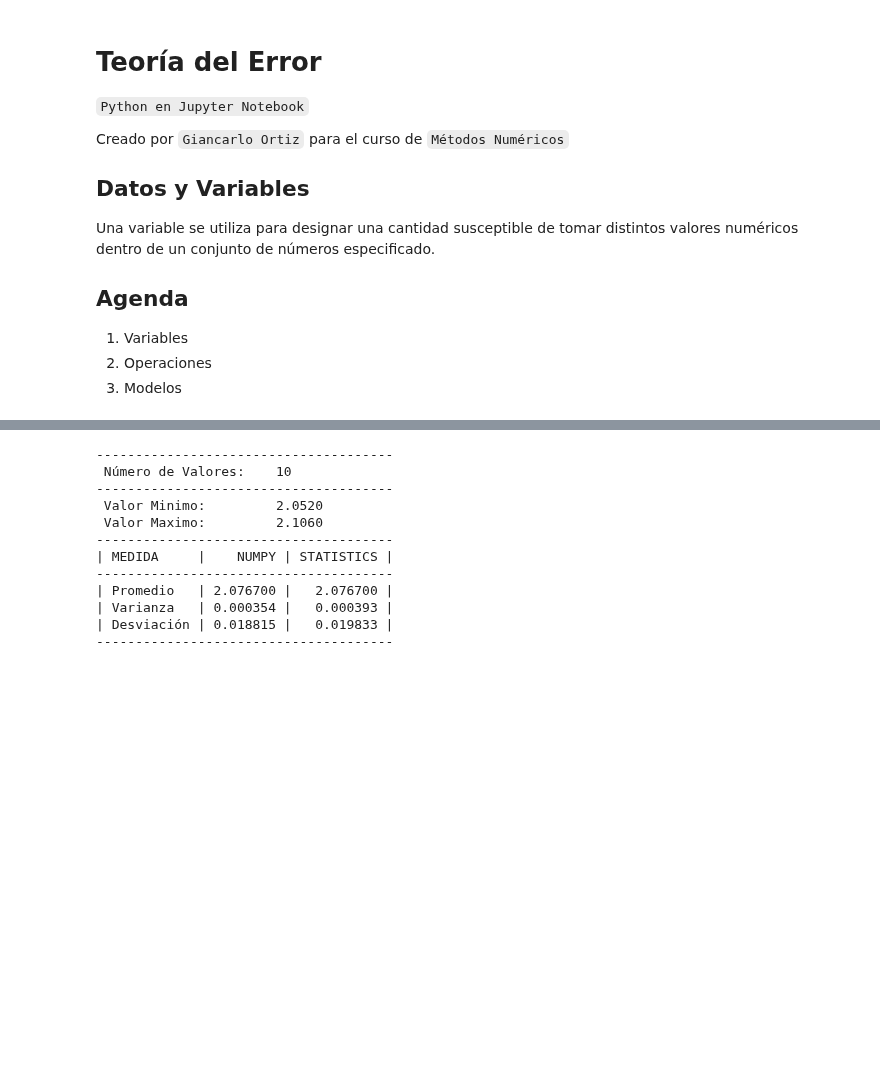
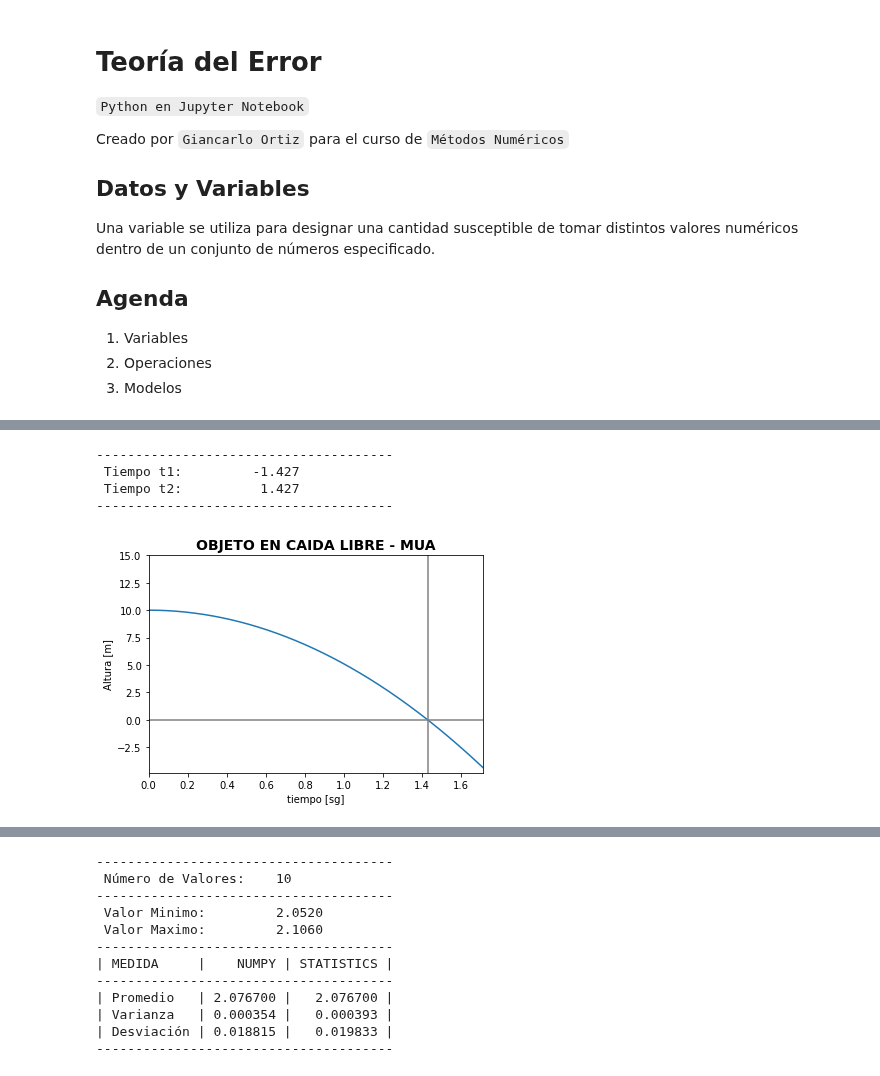
Before and after one commit to GiancarloBenavides/Metodos-Numericos, a Jupyter notebook: Jupyter/02_Datos.ipynb, the cells around one changed output, grey strips where cells are left out. Saved outputs shown, nothing was run; the diff lists cells and outputs as text; code cells hidden in the pictures; blank space fills up the shorter version.

```diff
--- a/Jupyter/02_Datos.ipynb
+++ b/Jupyter/02_Datos.ipynb
@@ -40 +48,52 @@ import statistics as st
+# %%
+# Respuesta del sistema (Objeto en caida libre)
+# ------------------------------------------------------------
+# Constantes
+gt = 9.8179     # Gravedad tierra
+Vo = 0          # Velocidad Inicial
+Yo = 10         # Altura h
+
+# Tiempo de llegada (Raices de la ecuación, Y = 0)
+# y_t = -(1/2)*gt*t**2 + Vo * t + Yo
+# 0 = -(1/2)*gt*t**2 + Vo * t + Yo
+# -b ± √(b^2 - a*a*c)
+a = -(1/2)*gt
+b = Vo
+c = Yo
+# Raices de la ecuación
+t1 = (- b + (b**2-4*a*c)**(1/2))/(2*a)
+t2 = (- b - (b**2-4*a*c)**(1/2))/(2*a)
+
+# Vector de tiempo (de 0 a 10 sg) - Variable independiente
+t = np.linspace(0, 1.2*abs(t1), 512, endpoint=True)
+
+# Calculo de la pocisión en el tiempo - Variable dependiente
+y_t = -(1/2)*gt*t**2 + Vo * t + Yo
+
+# Salida estandar
+print(f"--------------------------------------")
+print(f" Tiempo t1:        {t1:7.3f}")
+print(f" Tiempo t2:        {t2:7.3f}")
+print(f"--------------------------------------")
+
+# Grafica en el plano de el cambio de la varible dependiente con el cambio de la variable independiente
+plt.plot(t, y_t)
+plt.xlim(t.min(), t.max())
+plt.ylim(y_t.min()*1.1, y_t.max()*1.5)
+
+# Lineas horizontales y verticales
+plt.axvline(x = abs(t1), color="gray")
+plt.axhline(y = 0, color="gray")
+
+# Textos que aparecen en la grafica
+plt.title("Objeto en caida libre - MUA".upper(), fontsize=14, fontweight="bold")
+plt.xlabel("tiempo [sg]")
+plt.ylabel("Altura [m]")
+plt.show()
+# %% [output]
+--------------------------------------
+ Tiempo t1:         -1.427
+ Tiempo t2:          1.427
+--------------------------------------
+[figure, added]
 # %% [markdown]
```
Also changed, not shown: parts of 4 cells of this notebook, 4 other files.
